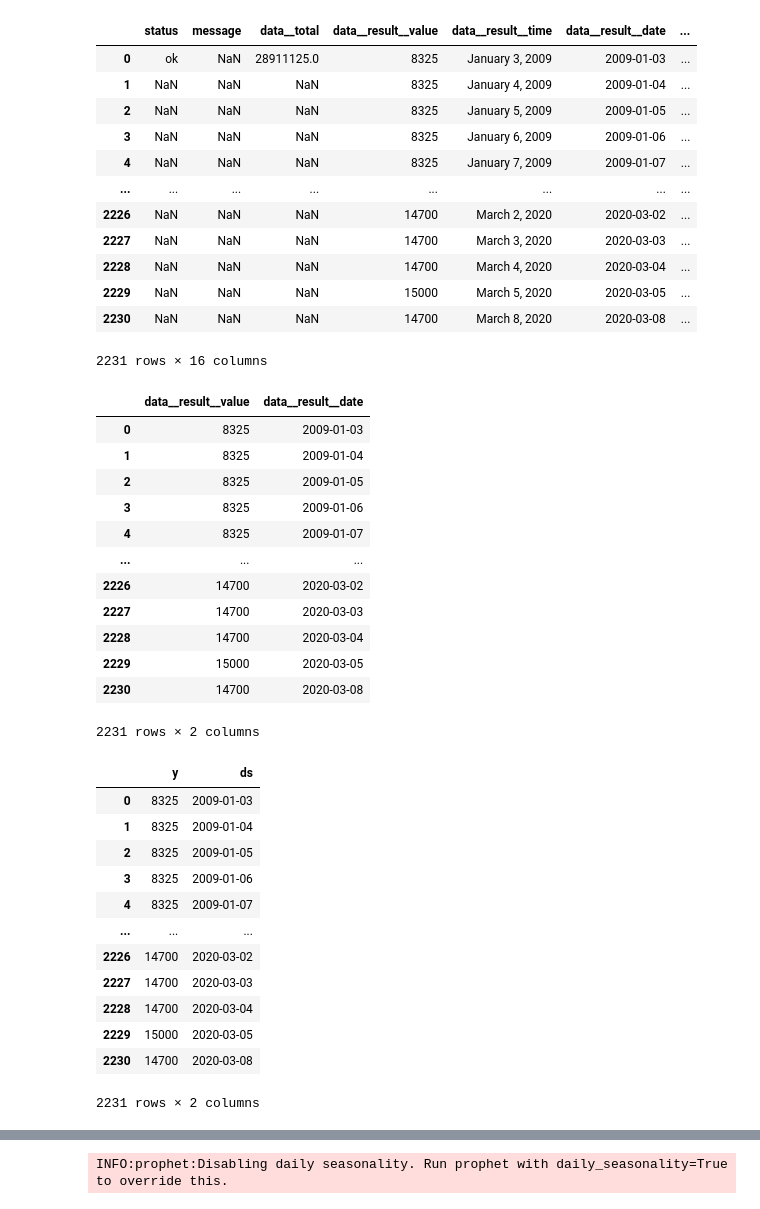
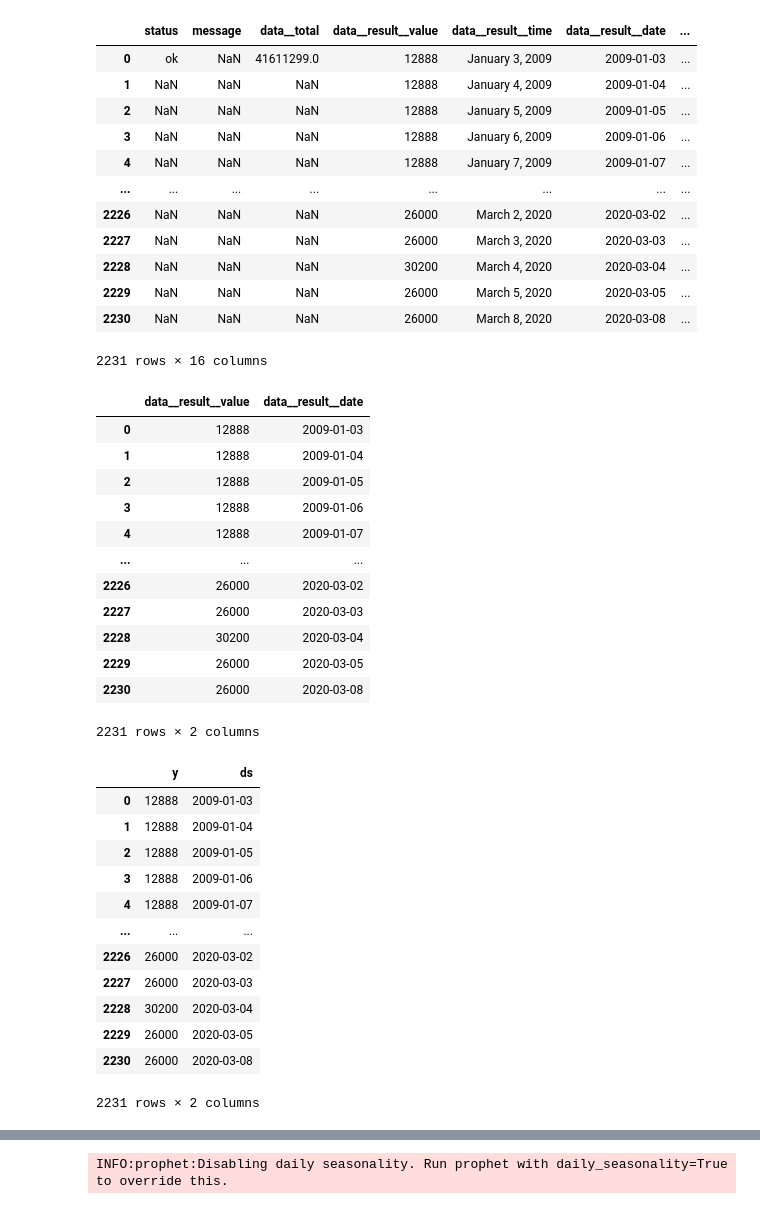
Before and after one commit to azrasabila/forecasting-fbprophet-harga-pangan, a Jupyter notebook: nyoba_2.ipynb, the cells around one changed output, grey strips where cells are left out. Drawn from its saved outputs; the diff is of its cells as text; code cells hidden in the pictures.

```diff
--- a/nyoba_2.ipynb
+++ b/nyoba_2.ipynb
@@ -12,24 +12,24 @@ from sklearn.model_selection import train_test_split
 # from pandas.io.json import json_normalize
 # %%
 # read file csv
-df = pd.read_csv('dataset/minyak goreng kemasan.csv')
+df = pd.read_csv('dataset/telur ayam broiler.csv')
 # ambil data dari API Priangan
 #r = requests.get('http://dev.priangan.org/api/api/graphic_data/2/1/day/price/2012-01-01/2021-2-15/0/city/-/eceran/null')
 #df = r.json()
 df
 # %% [output]
 |  | status | message | data__total | data__result__value | data__result__time | data__result__date | ... |
-| 0 | ok | NaN | 28911125.0 | 8325 | January 3, 2009 | 2009-01-03 | ... |
-| 1 | NaN | NaN | NaN | 8325 | January 4, 2009 | 2009-01-04 | ... |
-| 2 | NaN | NaN | NaN | 8325 | January 5, 2009 | 2009-01-05 | ... |
-| 3 | NaN | NaN | NaN | 8325 | January 6, 2009 | 2009-01-06 | ... |
-| 4 | NaN | NaN | NaN | 8325 | January 7, 2009 | 2009-01-07 | ... |
+| 0 | ok | NaN | 41611299.0 | 12888 | January 3, 2009 | 2009-01-03 | ... |
+| 1 | NaN | NaN | NaN | 12888 | January 4, 2009 | 2009-01-04 | ... |
+| 2 | NaN | NaN | NaN | 12888 | January 5, 2009 | 2009-01-05 | ... |
+| 3 | NaN | NaN | NaN | 12888 | January 6, 2009 | 2009-01-06 | ... |
+| 4 | NaN | NaN | NaN | 12888 | January 7, 2009 | 2009-01-07 | ... |
 | ... | ... | ... | ... | ... | ... | ... | ... |
-| 2226 | NaN | NaN | NaN | 14700 | March 2, 2020 | 2020-03-02 | ... |
-| 2227 | NaN | NaN | NaN | 14700 | March 3, 2020 | 2020-03-03 | ... |
-| 2228 | NaN | NaN | NaN | 14700 | March 4, 2020 | 2020-03-04 | ... |
-| 2229 | NaN | NaN | NaN | 15000 | March 5, 2020 | 2020-03-05 | ... |
-| 2230 | NaN | NaN | NaN | 14700 | March 8, 2020 | 2020-03-08 | ... |
+| 2226 | NaN | NaN | NaN | 26000 | March 2, 2020 | 2020-03-02 | ... |
+| 2227 | NaN | NaN | NaN | 26000 | March 3, 2020 | 2020-03-03 | ... |
+| 2228 | NaN | NaN | NaN | 30200 | March 4, 2020 | 2020-03-04 | ... |
+| 2229 | NaN | NaN | NaN | 26000 | March 5, 2020 | 2020-03-05 | ... |
+| 2230 | NaN | NaN | NaN | 26000 | March 8, 2020 | 2020-03-08 | ... |
 2231 rows × 16 columns
 # %%
 #(hapus data yang tidak terpakai)
@@ -37,17 +37,17 @@ df.drop(['status','message','data__total','data__result__time','data__result__sp
 df
 # %% [output]
 |  | data__result__value | data__result__date |
-| 0 | 8325 | 2009-01-03 |
-| 1 | 8325 | 2009-01-04 |
-| 2 | 8325 | 2009-01-05 |
-| 3 | 8325 | 2009-01-06 |
-| 4 | 8325 | 2009-01-07 |
+| 0 | 12888 | 2009-01-03 |
+| 1 | 12888 | 2009-01-04 |
+| 2 | 12888 | 2009-01-05 |
+| 3 | 12888 | 2009-01-06 |
+| 4 | 12888 | 2009-01-07 |
 | ... | ... | ... |
-| 2226 | 14700 | 2020-03-02 |
-| 2227 | 14700 | 2020-03-03 |
-| 2228 | 14700 | 2020-03-04 |
-| 2229 | 15000 | 2020-03-05 |
-| 2230 | 14700 | 2020-03-08 |
+| 2226 | 26000 | 2020-03-02 |
+| 2227 | 26000 | 2020-03-03 |
+| 2228 | 30200 | 2020-03-04 |
+| 2229 | 26000 | 2020-03-05 |
+| 2230 | 26000 | 2020-03-08 |
 2231 rows × 2 columns
 # %%
 # ubah nama kolom jadi Y dan DS
@@ -55,17 +55,17 @@ df.columns=['y','ds']
 df
 # %% [output]
 |  | y | ds |
-| 0 | 8325 | 2009-01-03 |
-| 1 | 8325 | 2009-01-04 |
-| 2 | 8325 | 2009-01-05 |
-| 3 | 8325 | 2009-01-06 |
-| 4 | 8325 | 2009-01-07 |
+| 0 | 12888 | 2009-01-03 |
+| 1 | 12888 | 2009-01-04 |
+| 2 | 12888 | 2009-01-05 |
+| 3 | 12888 | 2009-01-06 |
+| 4 | 12888 | 2009-01-07 |
 | ... | ... | ... |
-| 2226 | 14700 | 2020-03-02 |
-| 2227 | 14700 | 2020-03-03 |
-| 2228 | 14700 | 2020-03-04 |
-| 2229 | 15000 | 2020-03-05 |
-| 2230 | 14700 | 2020-03-08 |
+| 2226 | 26000 | 2020-03-02 |
+| 2227 | 26000 | 2020-03-03 |
+| 2228 | 30200 | 2020-03-04 |
+| 2229 | 26000 | 2020-03-05 |
+| 2230 | 26000 | 2020-03-08 |
 2231 rows × 2 columns
 # %%
 #ubah index jadi tanggal dengan format datetime
```
Also changed, not shown: parts of 15 cells of this notebook.
